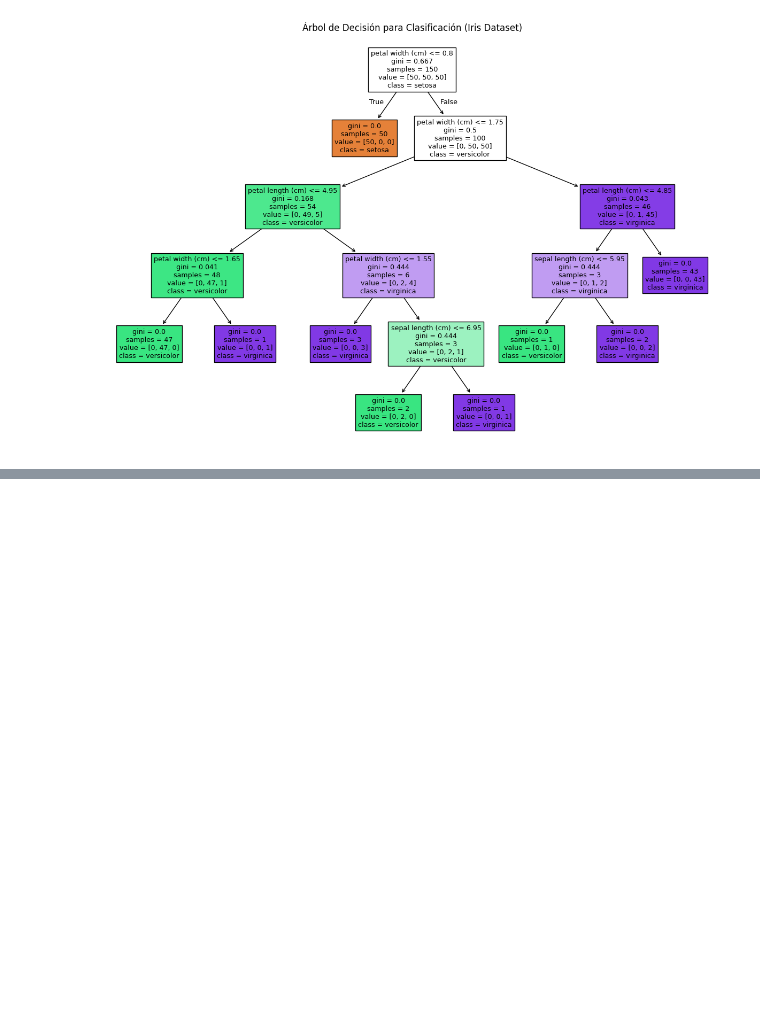
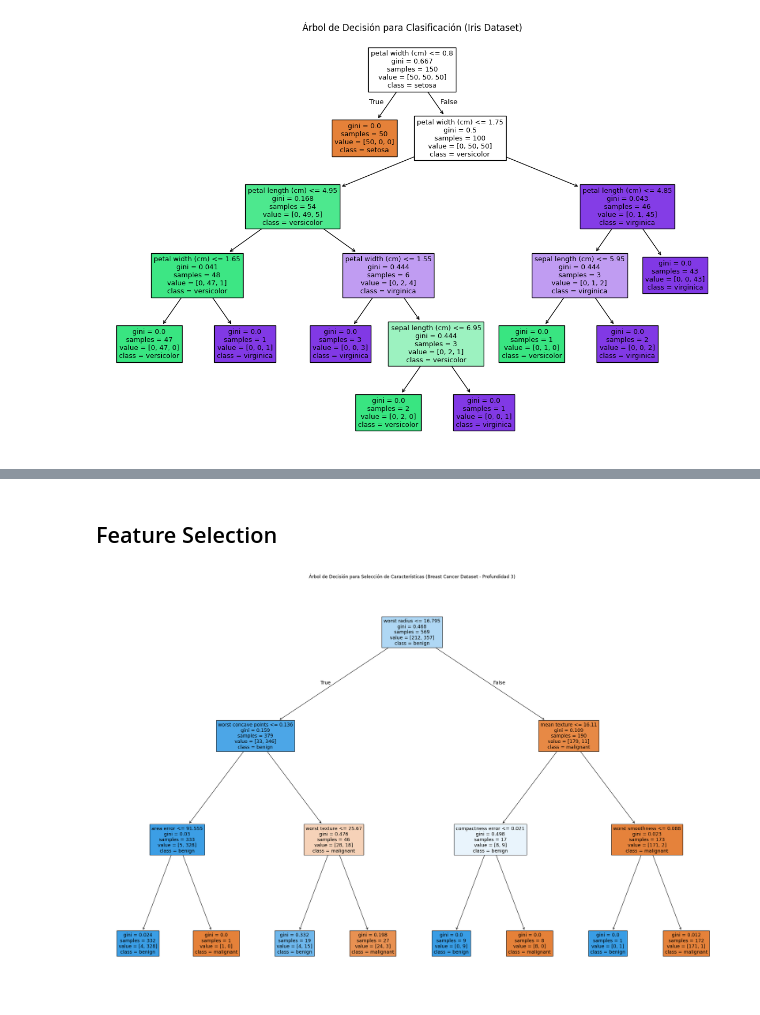
Before and after one commit to elihat2022/ML, a Jupyter notebook: Decision_Trees.ipynb, the cells around one changed output, grey strips where cells are left out. Saved outputs shown, nothing was run; the diff lists cells and outputs as text; code cells hidden in the pictures; blank space fills up the shorter version.

```diff
--- a/Decision_Trees.ipynb
+++ b/Decision_Trees.ipynb
@@ -26,0 +58,32 @@ plt.show()
+# %% [markdown]
+## Feature Selection
+# %%
+from sklearn.datasets import load_breast_cancer
+from sklearn.tree import DecisionTreeClassifier, plot_tree
+import matplotlib.pyplot as plt
+
+# Cargar el conjunto de datos Breast Cancer
+
+cancer = load_breast_cancer()
+X, y = cancer.data, cancer.target
+
+# Crear un clasificador de árbol de decisión limitado a 3 niveles
+
+clf_feature_selection_depth_3 = DecisionTreeClassifier(max_depth=3)
+clf_feature_selection_depth_3.fit(X, y)
+
+# Visualizar el árbol de decisión
+
+plt.figure(figsize=(30, 20))
+
+plot_tree(
+    clf_feature_selection_depth_3,
+    feature_names=cancer.feature_names,
+    class_names=cancer.target_names,
+    filled=True
+)
+
+plt.title('Árbol de Decisión para Selección de Características (Breast Cancer Dataset - Profundidad 3)')
+plt.show()
+# %% [output]
+[figure, added]
```
Also changed, not shown: parts of 3 cells of this notebook.
